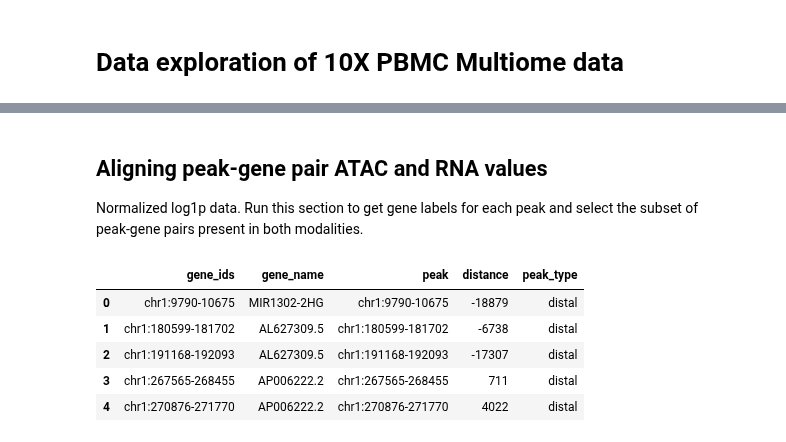
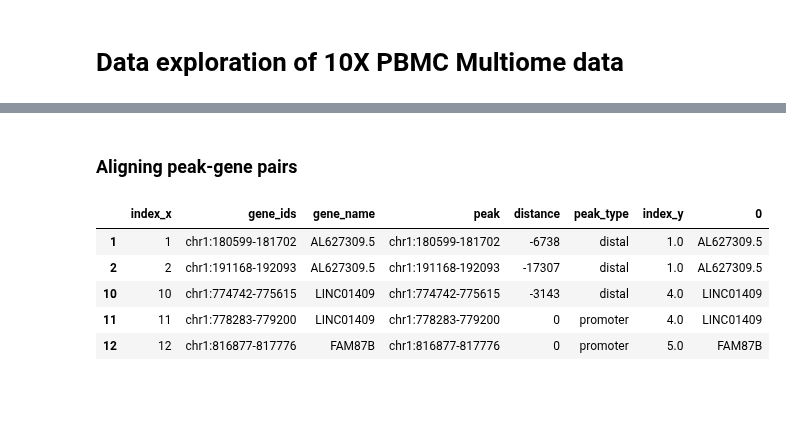
Before and after one commit to anatori/cts_peak_gene, a Jupyter notebook: data_exploration_cts_links.ipynb, the cells around one changed output, grey strips where cells are left out. Drawn from its saved outputs; the diff is of its cells as text; code cells hidden in the pictures; blank space fills up the shorter version.

```diff
--- a/data_exploration_cts_links.ipynb
+++ b/data_exploration_cts_links.ipynb
@@ -32,9 +491,8 @@ KeyboardInterrupt:
 mu.pp.intersect_obs(mdata)
 rna = mdata.mod['rna']
 atac = mdata.mod['atac']
-# %% [markdown]
-## Aligning peak-gene pair ATAC and RNA values
-Normalized log1p data. Run this section to get gene labels for each peak and select the subset of peak-gene pairs present in both modalities.
+# %% [markdown]
+### Aligning peak-gene pairs
 # %%
 # Normalized log1p data is stored in atac.X and rna.X as numpy arrays.
 # We convert them to sparse arrays.
@@ -43,12 +501,19 @@ rna_Xs = sp.sparse.csc_array(rna.X)
 # %%
 # We merge the peak annotations (closest gene to ATAC peak) provided by 10X genomics
-peak_gene_labels = pd.merge(atac.var[['gene_ids']],atac.uns['atac']['peak_annotation'].reset_index(),how='left',left_on='gene_ids',right_on='peak')
-peak_gene_labels = peak_gene_labels.drop_duplicates(subset='peak').reset_index(drop=True)
-peak_gene_labels.head()
+# Reset index to maintain original atac.X index for reference
+peak_gene_labels = pd.merge(atac.var[['gene_ids']].reset_index(drop=True).reset_index(), \
+                            atac.uns['atac']['peak_annotation'].reset_index(), \
+                            how='left',left_on='gene_ids',right_on='peak')
+
+# Duplicates for multiple peaks per gene, but skips ones not observed in RNA
+# Reset index to maintain original rna.X index for reference
+peak_gene_pairs = pd.merge(peak_gene_labels,rna.var_names.to_frame(index=False).reset_index(), \
+                           how='left',left_on='gene_name',right_on=0).dropna()
+peak_gene_pairs.head()
 # %% [output]
-|  | gene_ids | gene_name | peak | distance | peak_type |
-| 0 | chr1:9790-10675 | MIR1302-2HG | chr1:9790-10675 | -18879 | distal |
-| 1 | chr1:180599-181702 | AL627309.5 | chr1:180599-181702 | -6738 | distal |
-| 2 | chr1:191168-192093 | AL627309.5 | chr1:191168-192093 | -17307 | distal |
-| 3 | chr1:267565-268455 | AP006222.2 | chr1:267565-268455 | 711 | distal |
-| 4 | chr1:270876-271770 | AP006222.2 | chr1:270876-271770 | 4022 | distal |
+|  | index_x | gene_ids | gene_name | peak | distance | peak_type | index_y | 0 |
+| 1 | 1 | chr1:180599-181702 | AL627309.5 | chr1:180599-181702 | -6738 | distal | 1.0 | AL627309.5 |
+| 2 | 2 | chr1:191168-192093 | AL627309.5 | chr1:191168-192093 | -17307 | distal | 1.0 | AL627309.5 |
+| 10 | 10 | chr1:774742-775615 | LINC01409 | chr1:774742-775615 | -3143 | distal | 4.0 | LINC01409 |
+| 11 | 11 | chr1:778283-779200 | LINC01409 | chr1:778283-779200 | 0 | promoter | 4.0 | LINC01409 |
+| 12 | 12 | chr1:816877-817776 | FAM87B | chr1:816877-817776 | 0 | promoter | 5.0 | FAM87B |
```
Also changed, not shown: parts of 56 cells of this notebook, 1 other file.
